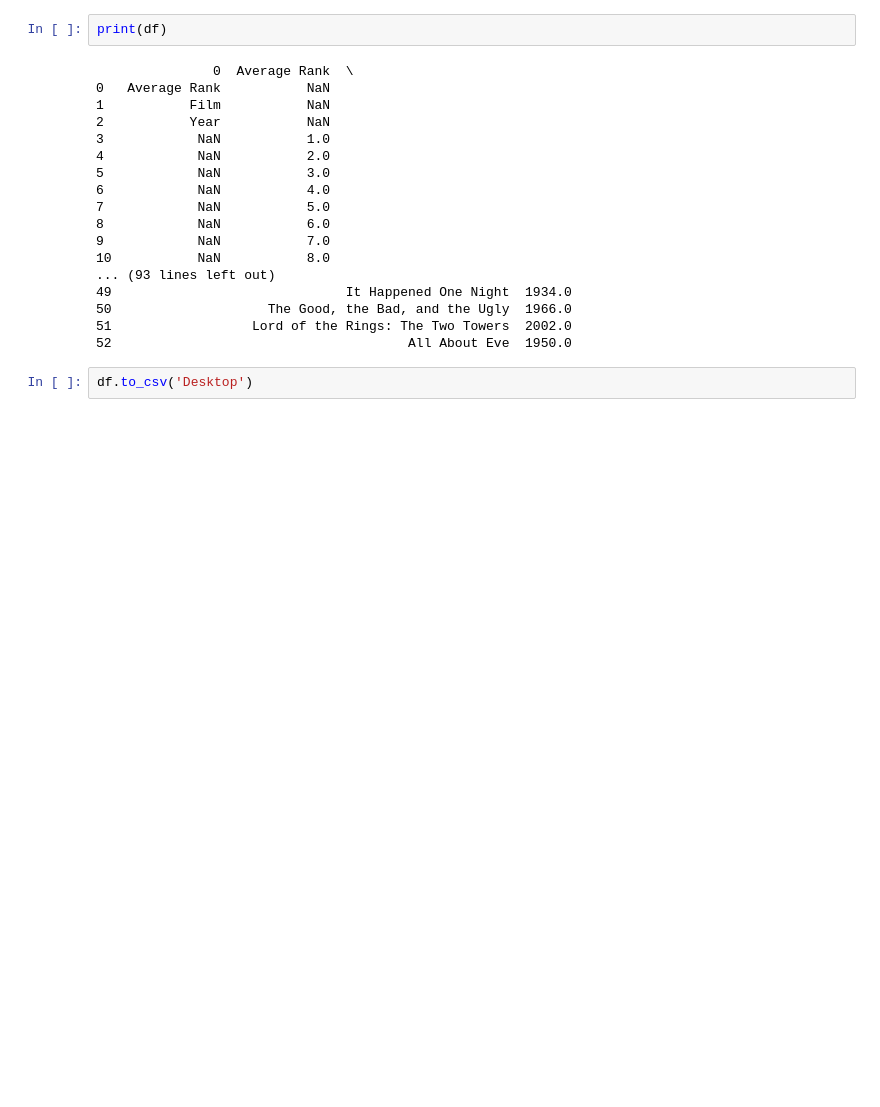
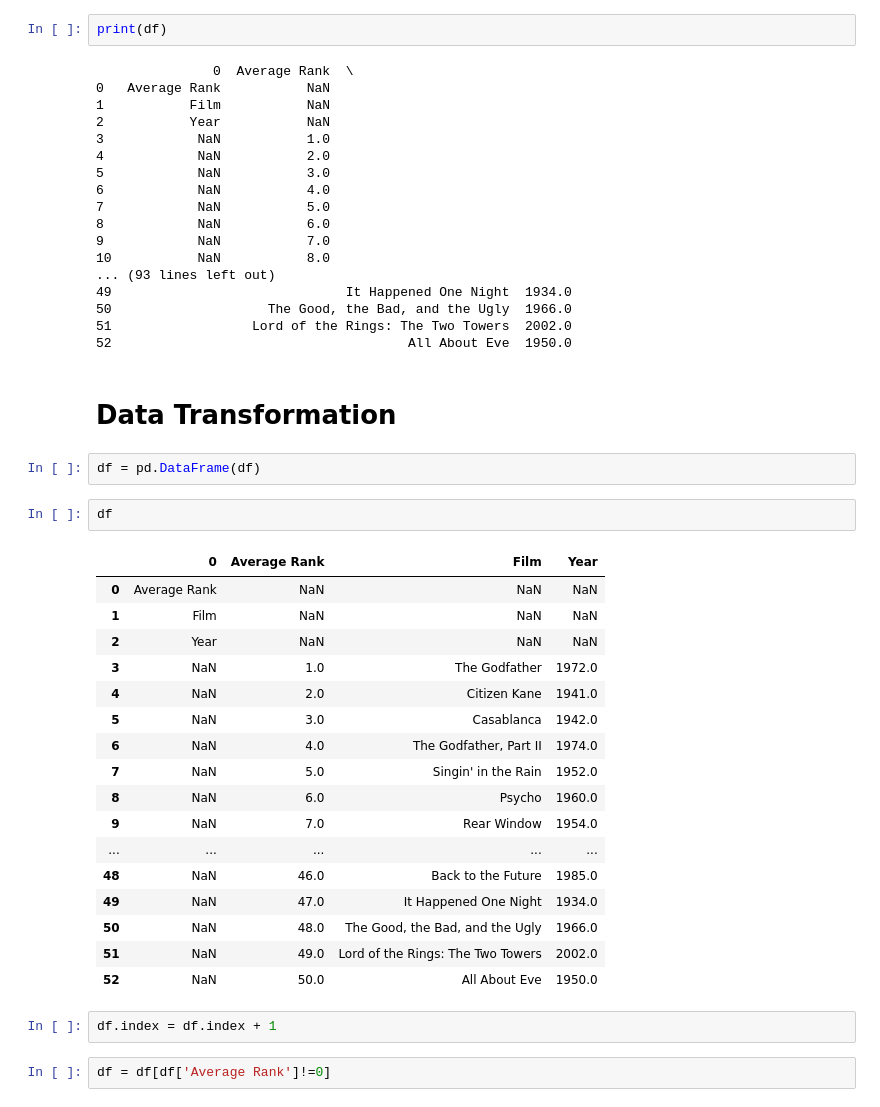
Before and after one commit to omkale392/Data-Acquisition-and-Preprocessing, a Jupyter notebook: 20018405_CA2_.ipynb, the cells around one changed output. Saved outputs shown, nothing was run; the diff lists cells and outputs as text; blank space fills up the shorter version.

```diff
--- a/20018405_CA2_.ipynb
+++ b/20018405_CA2_.ipynb
@@ -56,5 +59,31 @@ print(df)
 50                    The Good, the Bad, and the Ugly  1966.0
 51                  Lord of the Rings: The Two Towers  2002.0
 52                                      All About Eve  1950.0
+# %% [markdown]
+# Data Transformation
+# %%
+df = pd.DataFrame(df)
 # %%
-df.to_csv('Desktop')
+df
+# %% [output]
+|  | 0 | Average Rank | Film | Year |
+| 0 | Average Rank | NaN | NaN | NaN |
+| 1 | Film | NaN | NaN | NaN |
+| 2 | Year | NaN | NaN | NaN |
+| 3 | NaN | 1.0 | The Godfather | 1972.0 |
+| 4 | NaN | 2.0 | Citizen Kane | 1941.0 |
+| 5 | NaN | 3.0 | Casablanca | 1942.0 |
+| 6 | NaN | 4.0 | The Godfather, Part II | 1974.0 |
+| 7 | NaN | 5.0 | Singin' in the Rain | 1952.0 |
+| 8 | NaN | 6.0 | Psycho | 1960.0 |
+| 9 | NaN | 7.0 | Rear Window | 1954.0 |
+| ... | ... | ... | ... | ... |
+| 48 | NaN | 46.0 | Back to the Future | 1985.0 |
+| 49 | NaN | 47.0 | It Happened One Night | 1934.0 |
+| 50 | NaN | 48.0 | The Good, the Bad, and the Ugly | 1966.0 |
+| 51 | NaN | 49.0 | Lord of the Rings: The Two Towers | 2002.0 |
+| 52 | NaN | 50.0 | All About Eve | 1950.0 |
+# %%
+df.index = df.index + 1
+# %%
+df = df[df['Average Rank']!=0]
```
Also changed, not shown: parts of 9 cells of this notebook.
